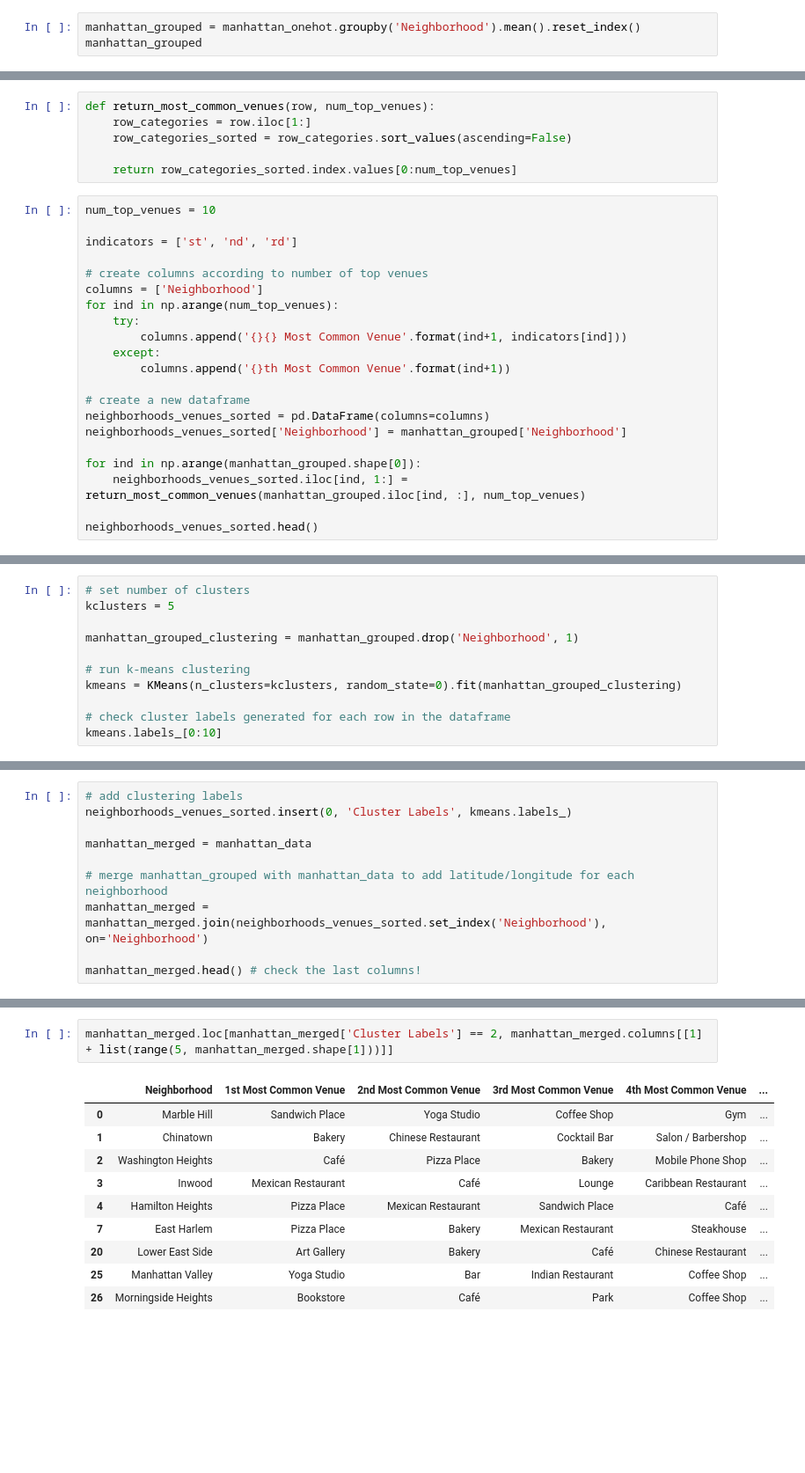
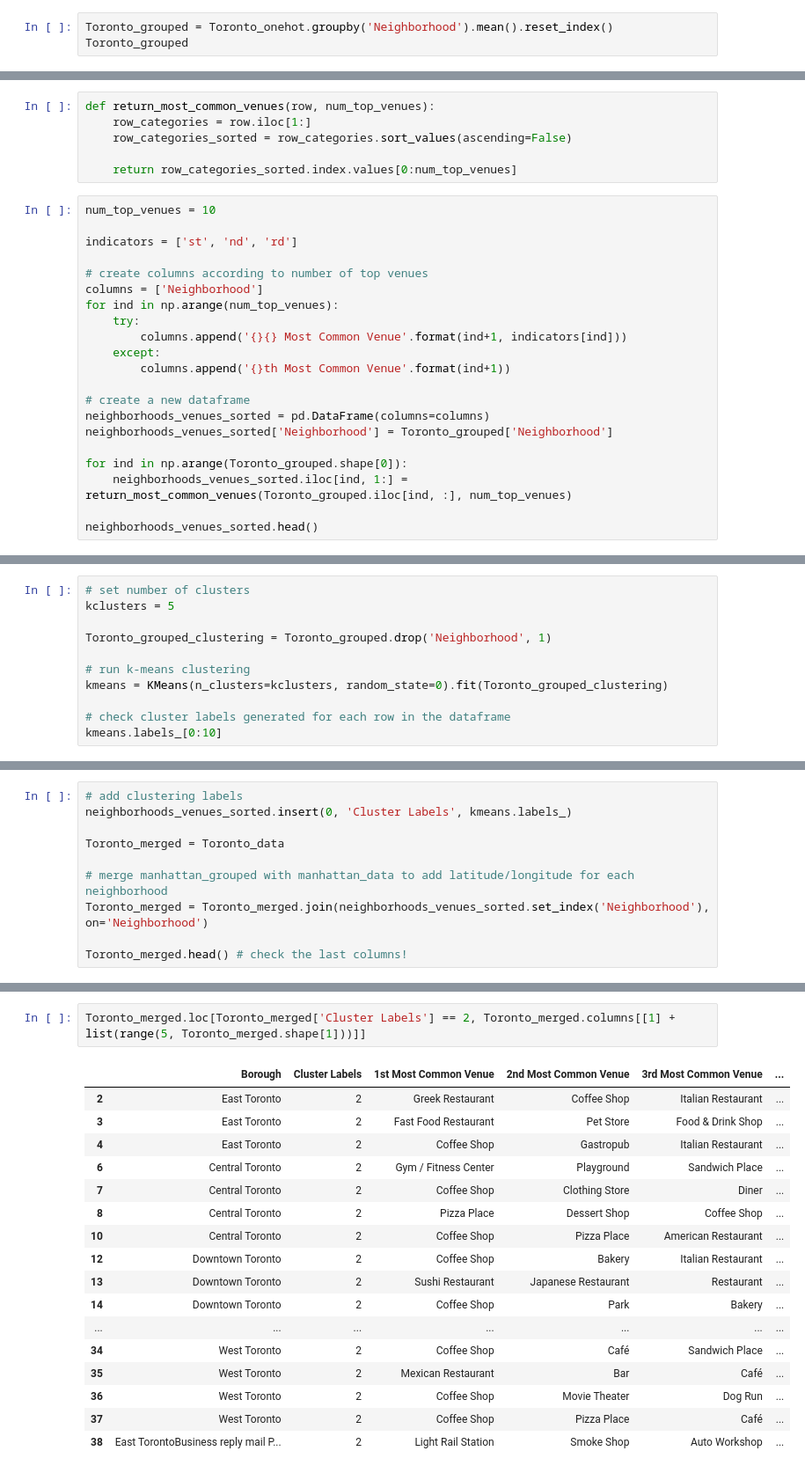
Before and after one commit to loyastyle/Coursera_Capstone, a Jupyter notebook: Segmenting and Clustering Neighborhoods in Toronto.ipynb, the cells around one changed output, grey strips where cells are left out. Shown at 88% size. Drawn from its saved outputs; the diff is of its cells as text; blank space fills up the shorter version.

```diff
--- a/Segmenting and Clustering Neighborhoods in Toronto.ipynb
+++ b/Segmenting and Clustering Neighborhoods in Toronto.ipynb
@@ -460,4 +545,4 @@ manhattan_onehot.shape
 # %%
-manhattan_grouped = manhattan_onehot.groupby('Neighborhood').mean().reset_index()
-manhattan_grouped
+Toronto_grouped = Toronto_onehot.groupby('Neighborhood').mean().reset_index()
+Toronto_grouped
 # %% [output]
@@ -533,10 +618,10 @@ for ind in np.arange(num_top_venues):
 
 # create a new dataframe
 neighborhoods_venues_sorted = pd.DataFrame(columns=columns)
-neighborhoods_venues_sorted['Neighborhood'] = manhattan_grouped['Neighborhood']
+neighborhoods_venues_sorted['Neighborhood'] = Toronto_grouped['Neighborhood']
 
-for ind in np.arange(manhattan_grouped.shape[0]):
-    neighborhoods_venues_sorted.iloc[ind, 1:] = return_most_common_venues(manhattan_grouped.iloc[ind, :], num_top_venues)
+for ind in np.arange(Toronto_grouped.shape[0]):
+    neighborhoods_venues_sorted.iloc[ind, 1:] = return_most_common_venues(Toronto_grouped.iloc[ind, :], num_top_venues)
 
 neighborhoods_venues_sorted.head()
 # %% [output]
@@ -550,10 +635,10 @@ neighborhoods_venues_sorted.head()
 # set number of clusters
 kclusters = 5
 
-manhattan_grouped_clustering = manhattan_grouped.drop('Neighborhood', 1)
+Toronto_grouped_clustering = Toronto_grouped.drop('Neighborhood', 1)
 
 # run k-means clustering
-kmeans = KMeans(n_clusters=kclusters, random_state=0).fit(manhattan_grouped_clustering)
+kmeans = KMeans(n_clusters=kclusters, random_state=0).fit(Toronto_grouped_clustering)
 
 # check cluster labels generated for each row in the dataframe
 kmeans.labels_[0:10]
@@ -563,10 +648,10 @@ array([4, 1, 0, 0, 2, 1, 0, 2, 1, 1], dtype=int32)
 # add clustering labels
 neighborhoods_venues_sorted.insert(0, 'Cluster Labels', kmeans.labels_)
 
-manhattan_merged = manhattan_data
+Toronto_merged = Toronto_data
 
 # merge manhattan_grouped with manhattan_data to add latitude/longitude for each neighborhood
-manhattan_merged = manhattan_merged.join(neighborhoods_venues_sorted.set_index('Neighborhood'), on='Neighborhood')
+Toronto_merged = Toronto_merged.join(neighborhoods_venues_sorted.set_index('Neighborhood'), on='Neighborhood')
 
-manhattan_merged.head() # check the last columns!
+Toronto_merged.head() # check the last columns!
 # %% [output]
@@ -635,14 +701,21 @@ manhattan_merged.loc[manhattan_merged['Cluster Labels'] == 1, manhattan_merged.c
 # %%
-manhattan_merged.loc[manhattan_merged['Cluster Labels'] == 2, manhattan_merged.columns[[1] + list(range(5, manhattan_merged.shape[1]))]]
+Toronto_merged.loc[Toronto_merged['Cluster Labels'] == 2, Toronto_merged.columns[[1] + list(range(5, Toronto_merged.shape[1]))]]
 # %% [output]
-|  | Neighborhood | 1st Most Common Venue | 2nd Most Common Venue | 3rd Most Common Venue | 4th Most Common Venue | ... |
-| 0 | Marble Hill | Sandwich Place | Yoga Studio | Coffee Shop | Gym | ... |
-| 1 | Chinatown | Bakery | Chinese Restaurant | Cocktail Bar | Salon / Barbershop | ... |
-| 2 | Washington Heights | Café | Pizza Place | Bakery | Mobile Phone Shop | ... |
-| 3 | Inwood | Mexican Restaurant | Café | Lounge | Caribbean Restaurant | ... |
-| 4 | Hamilton Heights | Pizza Place | Mexican Restaurant | Sandwich Place | Café | ... |
-| 7 | East Harlem | Pizza Place | Bakery | Mexican Restaurant | Steakhouse | ... |
-| 20 | Lower East Side | Art Gallery | Bakery | Café | Chinese Restaurant | ... |
-| 25 | Manhattan Valley | Yoga Studio | Bar | Indian Restaurant | Coffee Shop | ... |
-| 26 | Morningside Heights | Bookstore | Café | Park | Coffee Shop | ... |
+|  | Borough | Cluster Labels | 1st Most Common Venue | 2nd Most Common Venue | 3rd Most Common Venue | ... |
+| 2 | East Toronto | 2 | Greek Restaurant | Coffee Shop | Italian Restaurant | ... |
+| 3 | East Toronto | 2 | Fast Food Restaurant | Pet Store | Food & Drink Shop | ... |
+| 4 | East Toronto | 2 | Coffee Shop | Gastropub | Italian Restaurant | ... |
+| 6 | Central Toronto | 2 | Gym / Fitness Center | Playground | Sandwich Place | ... |
+| 7 | Central Toronto | 2 | Coffee Shop | Clothing Store | Diner | ... |
+| 8 | Central Toronto | 2 | Pizza Place | Dessert Shop | Coffee Shop | ... |
+| 10 | Central Toronto | 2 | Coffee Shop | Pizza Place | American Restaurant | ... |
+| 12 | Downtown Toronto | 2 | Coffee Shop | Bakery | Italian Restaurant | ... |
+| 13 | Downtown Toronto | 2 | Sushi Restaurant | Japanese Restaurant | Restaurant | ... |
+| 14 | Downtown Toronto | 2 | Coffee Shop | Park | Bakery | ... |
+| ... | ... | ... | ... | ... | ... | ... |
+| 34 | West Toronto | 2 | Coffee Shop | Café | Sandwich Place | ... |
+| 35 | West Toronto | 2 | Mexican Restaurant | Bar | Café | ... |
+| 36 | West Toronto | 2 | Coffee Shop | Movie Theater | Dog Run | ... |
+| 37 | West Toronto | 2 | Coffee Shop | Pizza Place | Café | ... |
+| 38 | East TorontoBusiness reply mail P... | 2 | Light Rail Station | Smoke Shop | Auto Workshop | ... |
 # %%
```
Also changed, not shown: parts of 56 cells of this notebook.
